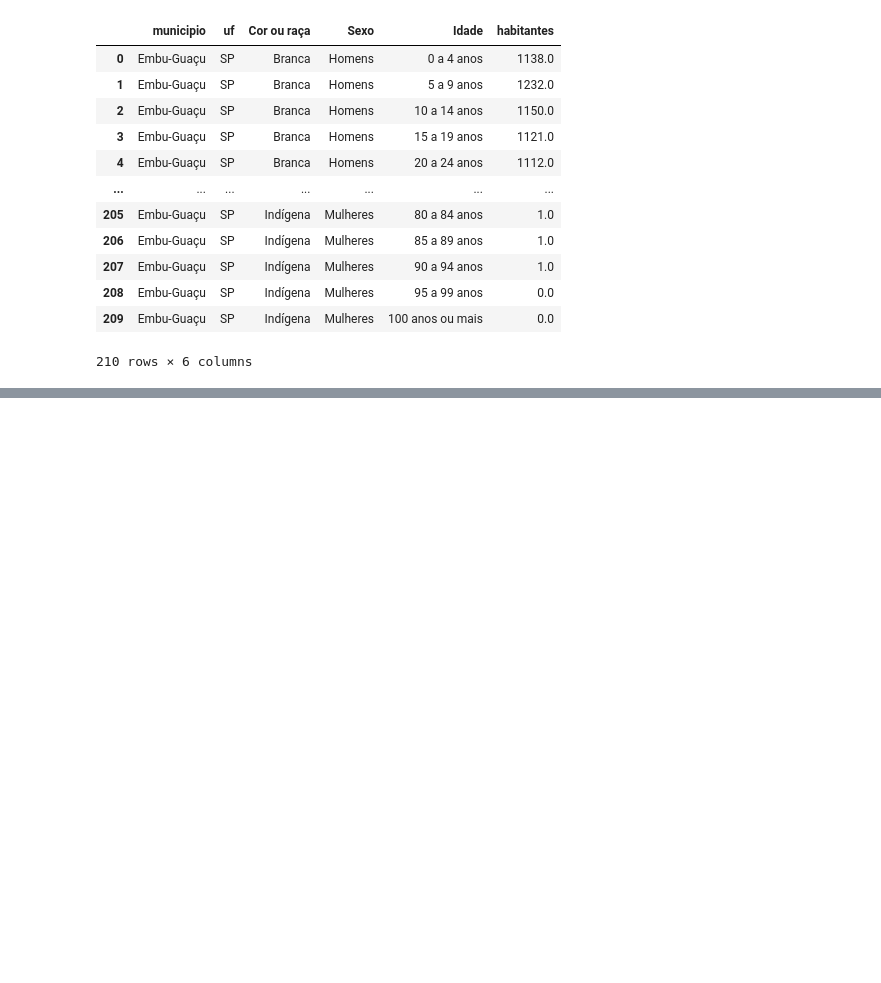
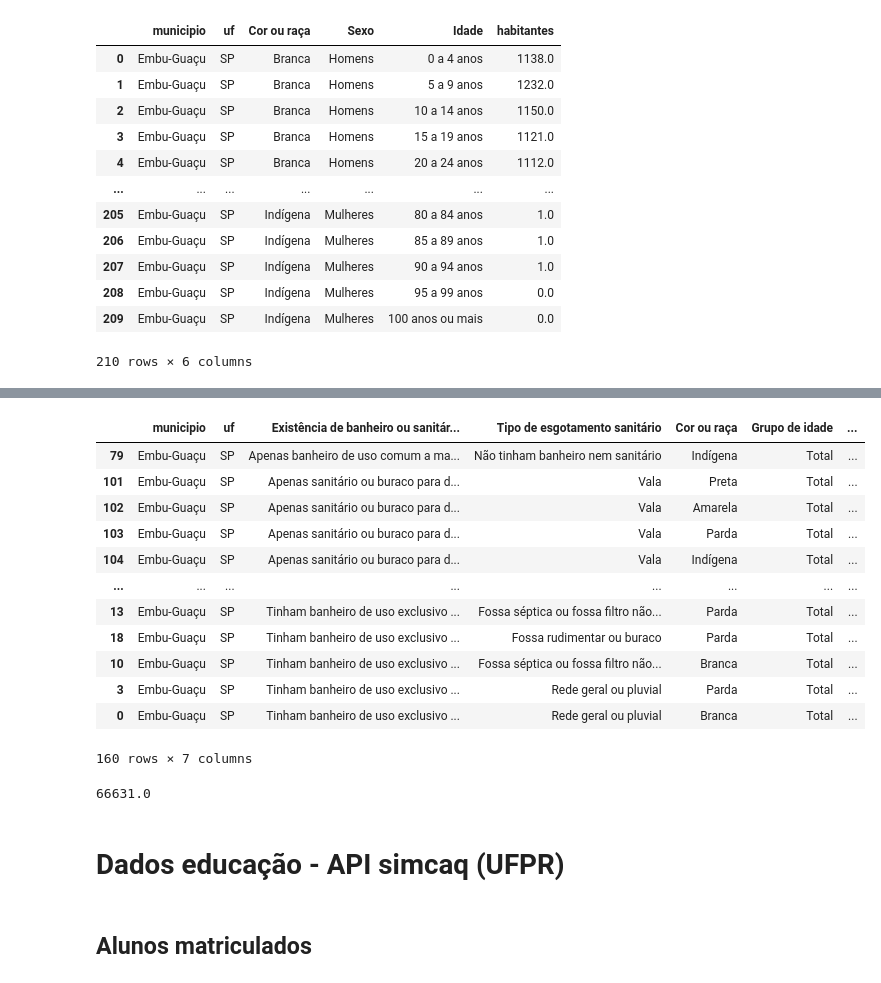
Before and after one commit to jackson-simionato/datathon_pos_tech, a Jupyter notebook: 3_get_municipality_data.ipynb, the cells around one changed output, grey strips where cells are left out. Drawn from its saved outputs; the diff is of its cells as text; code cells hidden in the pictures; blank space fills up the shorter version.

```diff
--- a/3_get_municipality_data.ipynb
+++ b/3_get_municipality_data.ipynb
@@ -418,0 +430,30 @@ df_censo
+# %%
+municipio = 'Embu-Guaçu'
+uf = 'SP'
+
+list_results = []
+
+for result in data_json[0]['resultados']:
+    dict_result = {'municipio':municipio,'uf':uf}
+
+    for classif in result['classificacoes']:
+        var_name = classif['nome']
+        var_class = list(classif['categoria'].values())[0]
+
+        try:
+            var_value = float(list(result['series'][-1]['serie'].values())[0])
+        except:
+            var_value = 0
+
+        dict_result[var_name] = var_class
+        print(var_name, var_class, var_value)
+
+    dict_result['habitantes'] = var_value
+    list_results.append(dict_result)
+
+df_censo = pd.DataFrame(list_results)
+#df_censo.columns = ['municipio','uf','sexo','idade','declaracao_idade','habitantes']
+#df_censo.drop(columns=['declaracao_idade'], inplace=True)
+#df_censo = df_censo.query('idade != "Total" & sexo != "Total"')
+
+df_censo.to_csv('./data/processed/ibge/populacao_embu_guacu_2022_banheiro_saneaento_raca.csv', index=False)
@@ -418,0 +478,24 @@ df_censo
+# %%
+df_censo.sort_values(by='habitantes')
+# %% [output]
+|  | municipio | uf | Existência de banheiro ou sanitár... | Tipo de esgotamento sanitário | Cor ou raça | Grupo de idade | ... |
+| 79 | Embu-Guaçu | SP | Apenas banheiro de uso comum a ma... | Não tinham banheiro nem sanitário | Indígena | Total | ... |
+| 101 | Embu-Guaçu | SP | Apenas sanitário ou buraco para d... | Vala | Preta | Total | ... |
+| 102 | Embu-Guaçu | SP | Apenas sanitário ou buraco para d... | Vala | Amarela | Total | ... |
+| 103 | Embu-Guaçu | SP | Apenas sanitário ou buraco para d... | Vala | Parda | Total | ... |
+| 104 | Embu-Guaçu | SP | Apenas sanitário ou buraco para d... | Vala | Indígena | Total | ... |
+| ... | ... | ... | ... | ... | ... | ... | ... |
+| 13 | Embu-Guaçu | SP | Tinham banheiro de uso exclusivo ... | Fossa séptica ou fossa filtro não... | Parda | Total | ... |
+| 18 | Embu-Guaçu | SP | Tinham banheiro de uso exclusivo ... | Fossa rudimentar ou buraco | Parda | Total | ... |
+| 10 | Embu-Guaçu | SP | Tinham banheiro de uso exclusivo ... | Fossa séptica ou fossa filtro não... | Branca | Total | ... |
+| 3 | Embu-Guaçu | SP | Tinham banheiro de uso exclusivo ... | Rede geral ou pluvial | Parda | Total | ... |
+| 0 | Embu-Guaçu | SP | Tinham banheiro de uso exclusivo ... | Rede geral ou pluvial | Branca | Total | ... |
+160 rows × 7 columns
+# %%
+df_censo['habitantes'].sum()
+# %% [output]
+66631.0
+# %% [markdown]
+# Dados educação - API simcaq (UFPR)
+# %% [markdown]
+## Alunos matriculados
```
Also changed, not shown: parts of 7 cells of this notebook, 12 other files.
